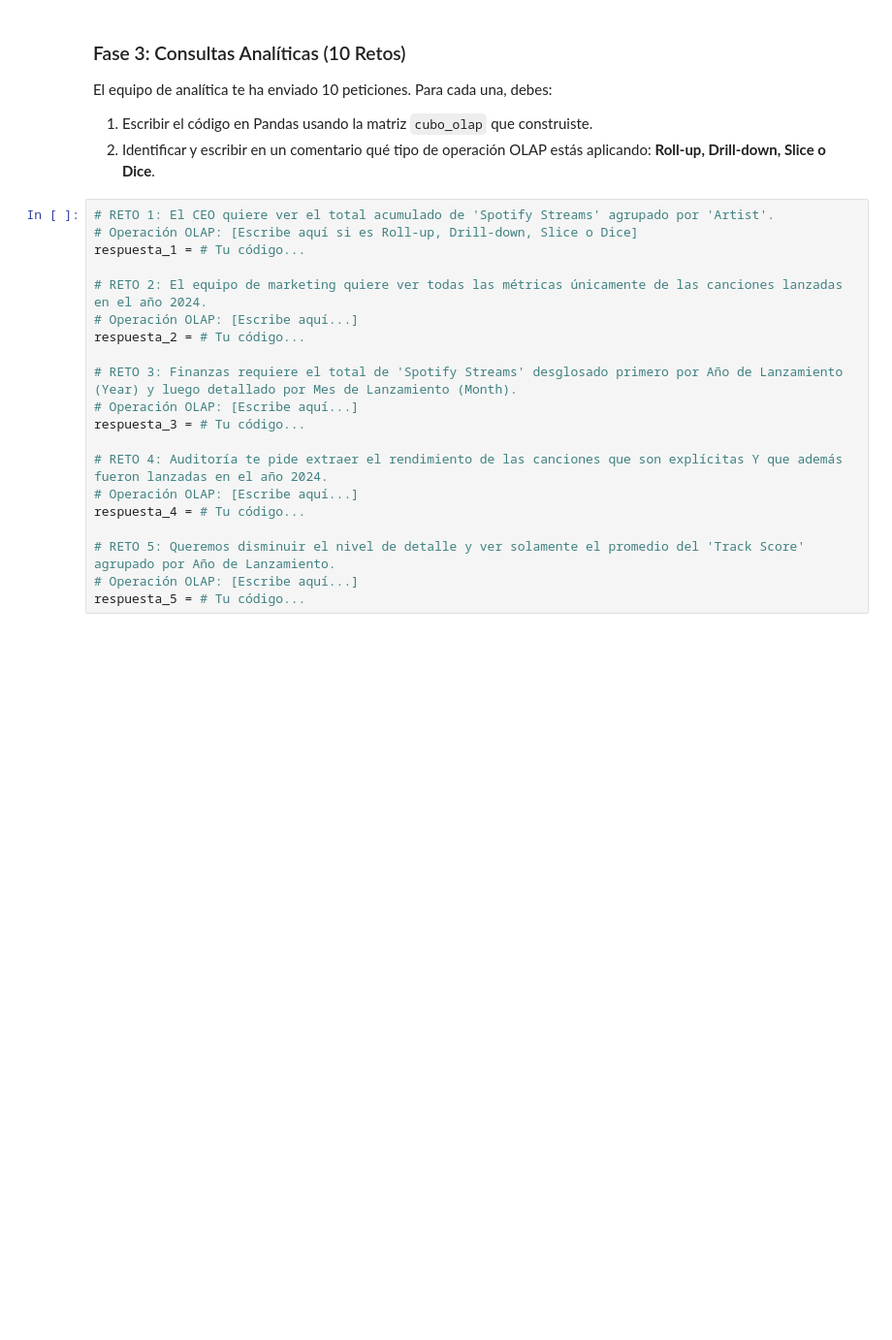
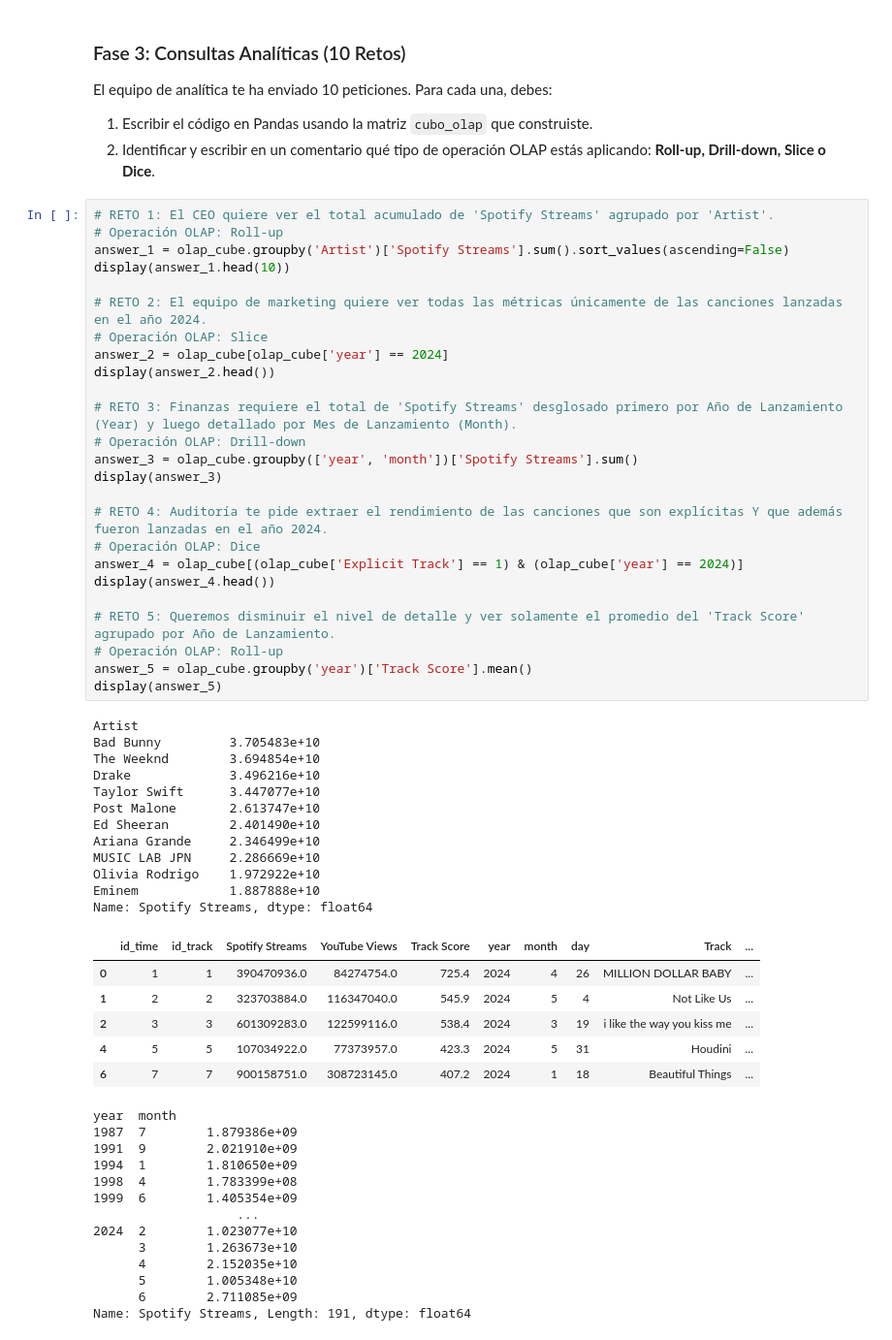
Before and after one commit to Diego-TD/data-mining, a Jupyter notebook: S41/03-OLAP_operations_exercise.ipynb, the cells around one changed output. Shown at 97% size. Drawn from its saved outputs; the diff is of its cells as text; blank space fills up the shorter version.

```diff
--- a/S41/03-OLAP_operations_exercise.ipynb
+++ b/S41/03-OLAP_operations_exercise.ipynb
@@ -62,21 +106,58 @@ El equipo de analítica te ha enviado 10 peticiones. Para cada una, debes:
 2. Identificar y escribir en un comentario qué tipo de operación OLAP estás aplicando: **Roll-up, Drill-down, Slice o Dice**.
 # %%
 # RETO 1: El CEO quiere ver el total acumulado de 'Spotify Streams' agrupado por 'Artist'.
-# Operación OLAP: [Escribe aquí si es Roll-up, Drill-down, Slice o Dice]
-respuesta_1 = # Tu código...
+# Operación OLAP: Roll-up
+answer_1 = olap_cube.groupby('Artist')['Spotify Streams'].sum().sort_values(ascending=False)
+display(answer_1.head(10))
 
 # RETO 2: El equipo de marketing quiere ver todas las métricas únicamente de las canciones lanzadas en el año 2024.
-# Operación OLAP: [Escribe aquí...]
-respuesta_2 = # Tu código...
+# Operación OLAP: Slice
+answer_2 = olap_cube[olap_cube['year'] == 2024]
+display(answer_2.head())
 
 # RETO 3: Finanzas requiere el total de 'Spotify Streams' desglosado primero por Año de Lanzamiento (Year) y luego detallado por Mes de Lanzamiento (Month).
-# Operación OLAP: [Escribe aquí...]
-respuesta_3 = # Tu código...
+# Operación OLAP: Drill-down
+answer_3 = olap_cube.groupby(['year', 'month'])['Spotify Streams'].sum()
+display(answer_3)
 
 # RETO 4: Auditoría te pide extraer el rendimiento de las canciones que son explícitas Y que además fueron lanzadas en el año 2024.
-# Operación OLAP: [Escribe aquí...]
-respuesta_4 = # Tu código...
+# Operación OLAP: Dice
+answer_4 = olap_cube[(olap_cube['Explicit Track'] == 1) & (olap_cube['year'] == 2024)]
+display(answer_4.head())
 
 # RETO 5: Queremos disminuir el nivel de detalle y ver solamente el promedio del 'Track Score' agrupado por Año de Lanzamiento.
-# Operación OLAP: [Escribe aquí...]
-respuesta_5 = # Tu código...
+# Operación OLAP: Roll-up
+answer_5 = olap_cube.groupby('year')['Track Score'].mean()
+display(answer_5)
+# %% [output]
+Artist
+Bad Bunny         3.705483e+10
+The Weeknd        3.694854e+10
+Drake             3.496216e+10
+Taylor Swift      3.447077e+10
+Post Malone       2.613747e+10
+Ed Sheeran        2.401490e+10
+Ariana Grande     2.346499e+10
+MUSIC LAB JPN     2.286669e+10
+Olivia Rodrigo    1.972922e+10
+Eminem            1.887888e+10
+Name: Spotify Streams, dtype: float64
+|  | id_time | id_track | Spotify Streams | YouTube Views | Track Score | year | month | day | Track | ... |
+| 0 | 1 | 1 | 390470936.0 | 84274754.0 | 725.4 | 2024 | 4 | 26 | MILLION DOLLAR BABY | ... |
+| 1 | 2 | 2 | 323703884.0 | 116347040.0 | 545.9 | 2024 | 5 | 4 | Not Like Us | ... |
+| 2 | 3 | 3 | 601309283.0 | 122599116.0 | 538.4 | 2024 | 3 | 19 | i like the way you kiss me | ... |
+| 4 | 5 | 5 | 107034922.0 | 77373957.0 | 423.3 | 2024 | 5 | 31 | Houdini | ... |
+| 6 | 7 | 7 | 900158751.0 | 308723145.0 | 407.2 | 2024 | 1 | 18 | Beautiful Things | ... |
+year  month
+1987  7        1.879386e+09
+1991  9        2.021910e+09
+1994  1        1.810650e+09
+1998  4        1.783399e+08
+1999  6        1.405354e+09
+                   ...
+2024  2        1.023077e+10
+      3        1.263673e+10
+      4        2.152035e+10
+      5        1.005348e+10
+      6        2.711085e+09
+Name: Spotify Streams, Length: 191, dtype: float64
```
Also changed, not shown: parts of 7 cells of this notebook.
